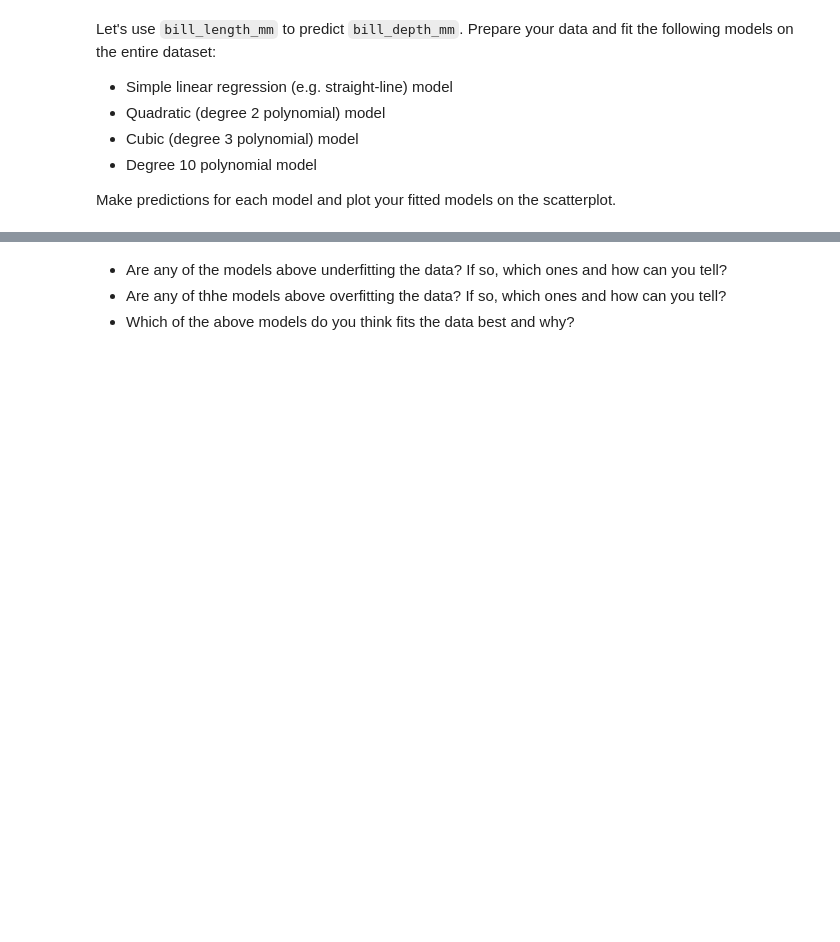
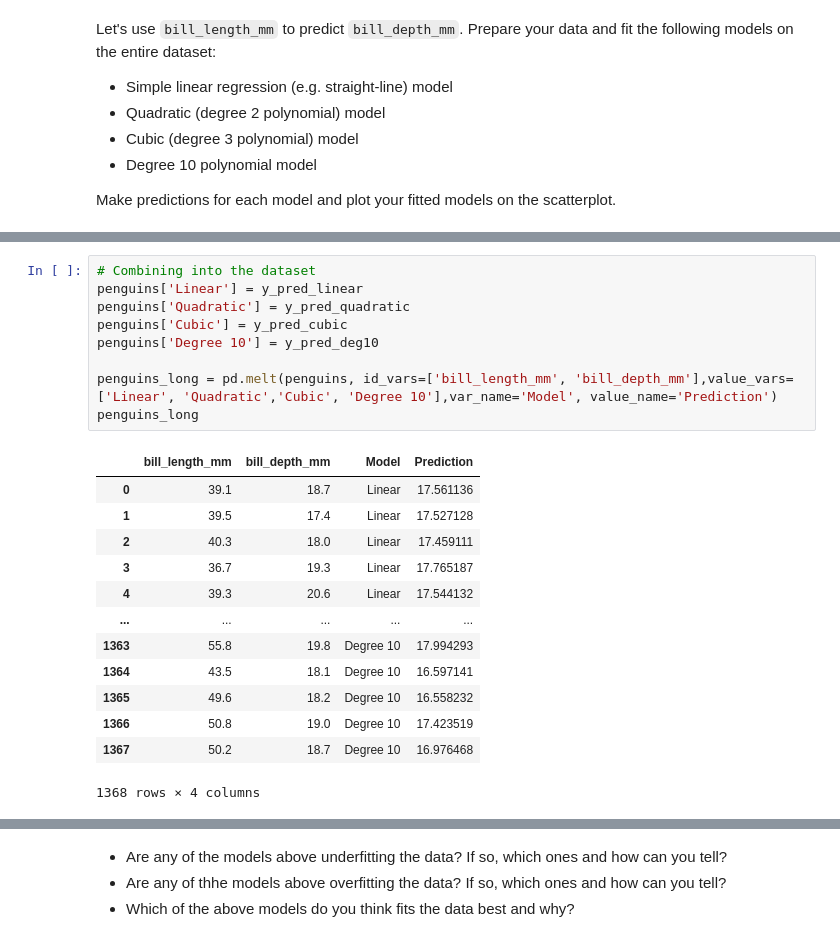
Before and after one commit to wkapner/GSB_544, a Jupyter notebook: Practice_Activities/Practice_Activity_Polynomial_Regression.ipynb, the cells around one changed output, grey strips where cells are left out. Saved outputs shown, nothing was run; the diff lists cells and outputs as text; blank space fills up the shorter version.

```diff
--- a/Practice_Activities/Practice_Activity_Polynomial_Regression.ipynb
+++ b/Practice_Activities/Practice_Activity_Polynomial_Regression.ipynb
@@ -21,0 +87,23 @@ Make predictions for each model and plot your fitted models on the scatterplot.
+# %%
+# Combining into the dataset
+penguins['Linear'] = y_pred_linear
+penguins['Quadratic'] = y_pred_quadratic
+penguins['Cubic'] = y_pred_cubic
+penguins['Degree 10'] = y_pred_deg10
+
+penguins_long = pd.melt(penguins, id_vars=['bill_length_mm', 'bill_depth_mm'],value_vars= ['Linear', 'Quadratic','Cubic', 'Degree 10'],var_name='Model', value_name='Prediction')
+penguins_long
+# %% [output]
+|  | bill_length_mm | bill_depth_mm | Model | Prediction |
+| 0 | 39.1 | 18.7 | Linear | 17.561136 |
+| 1 | 39.5 | 17.4 | Linear | 17.527128 |
+| 2 | 40.3 | 18.0 | Linear | 17.459111 |
+| 3 | 36.7 | 19.3 | Linear | 17.765187 |
+| 4 | 39.3 | 20.6 | Linear | 17.544132 |
+| ... | ... | ... | ... | ... |
+| 1363 | 55.8 | 19.8 | Degree 10 | 17.994293 |
+| 1364 | 43.5 | 18.1 | Degree 10 | 16.597141 |
+| 1365 | 49.6 | 18.2 | Degree 10 | 16.558232 |
+| 1366 | 50.8 | 19.0 | Degree 10 | 17.423519 |
+| 1367 | 50.2 | 18.7 | Degree 10 | 16.976468 |
+1368 rows × 4 columns
```
Also changed, not shown: parts of 11 cells of this notebook, 1 other file.
